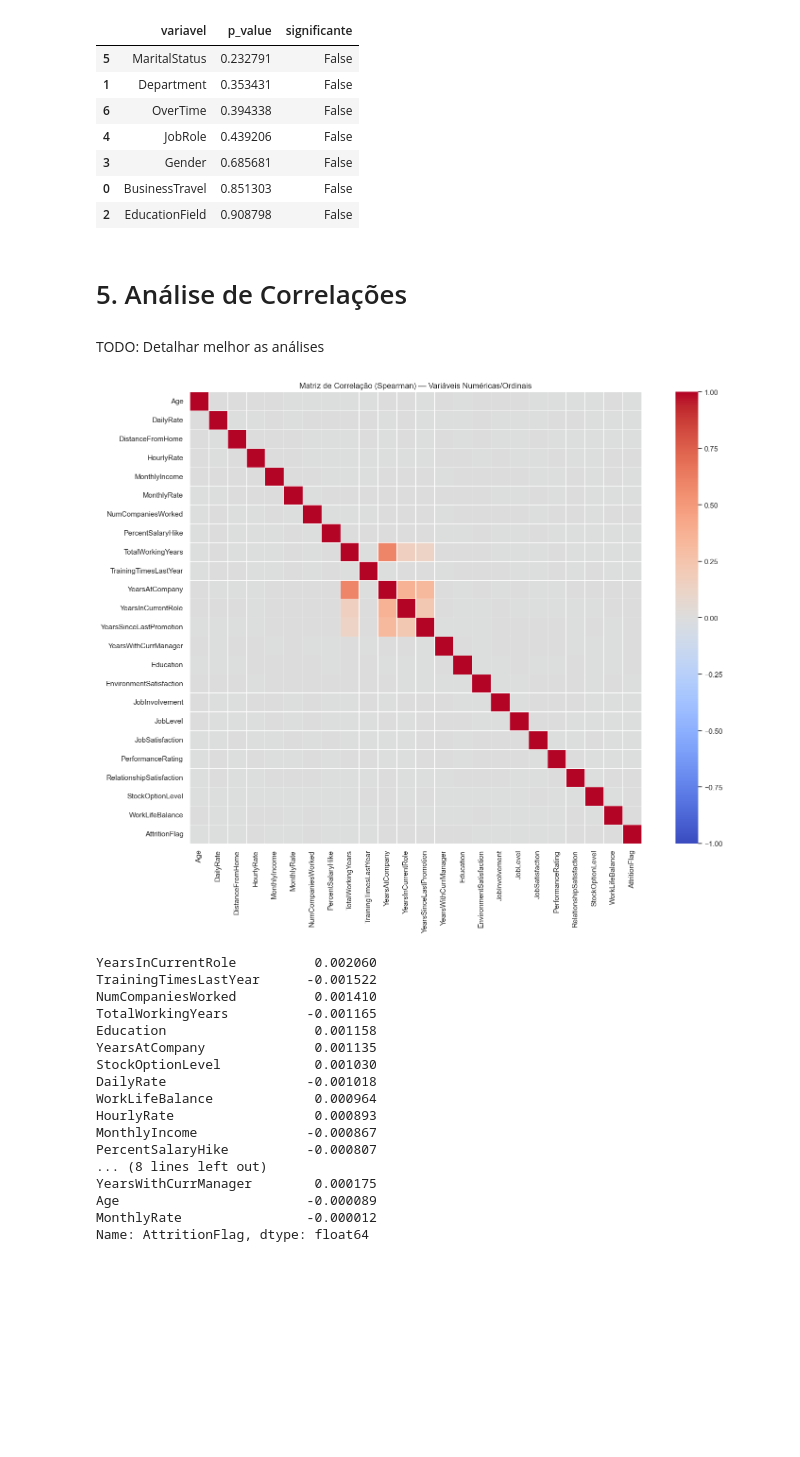
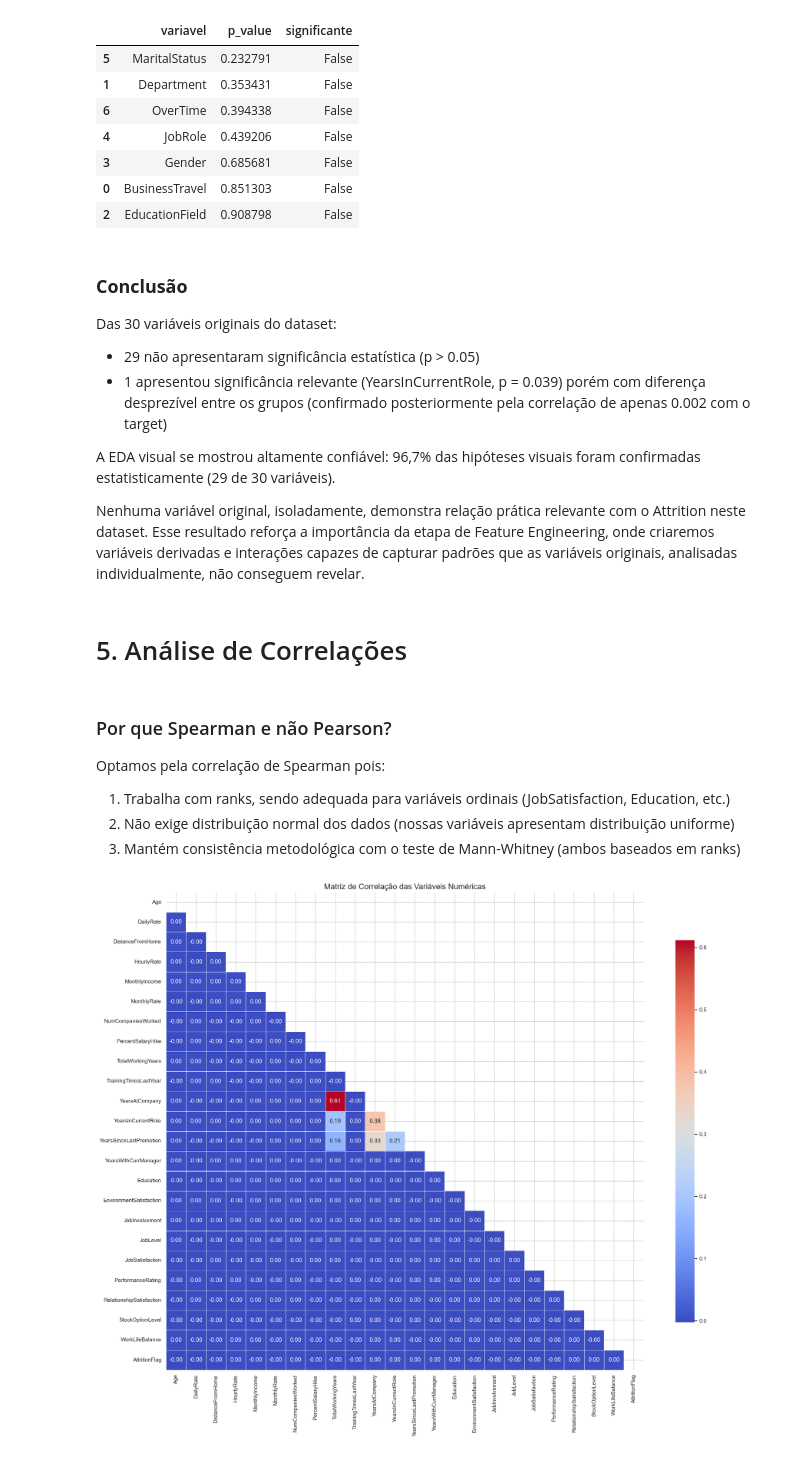
Before and after one commit to JonasGX/model-techcorp-attrition, a Jupyter notebook: notebooks/01_EDA.ipynb, the cells around one changed output. Saved outputs shown, nothing was run; the diff lists cells and outputs as text; code cells hidden in the pictures; blank space fills up the shorter version.

Commit message:
Finalizando análise exploratória para dar inicio na etapa de feature engineering

```diff
--- a/notebooks/01_EDA.ipynb
+++ b/notebooks/01_EDA.ipynb
@@ -638,46 +845,53 @@ df_resultados_chi2
 | 3 | Gender | 0.685681 | False |
 | 0 | BusinessTravel | 0.851303 | False |
 | 2 | EducationField | 0.908798 | False |
+# %% [markdown]
+### **Conclusão**
+
+Das 30 variáveis originais do dataset:
+- 29 não apresentaram significância estatística (p > 0.05)
+- 1 apresentou significância relevante (YearsInCurrentRole, p = 0.039) porém com diferença desprezível entre os grupos (confirmado posteriormente pela correlação de apenas 0.002 com o target)
+
+A EDA visual se mostrou altamente confiável: 96,7% das hipóteses visuais foram confirmadas estatisticamente (29 de 30 variáveis).
+
+Nenhuma variável original, isoladamente, demonstra relação prática relevante com o Attrition neste dataset. Esse resultado reforça a importância da etapa de Feature Engineering, onde criaremos variáveis derivadas e interações capazes de capturar padrões que as variáveis originais, analisadas individualmente, não conseguem revelar.
 # %% [markdown]
 # 5. Análise de Correlações
 # %% [markdown]
-TODO: Detalhar melhor as análises
+### Por que Spearman e não Pearson?
+
+Optamos pela correlação de Spearman pois:
+1. Trabalha com ranks, sendo adequada para variáveis ordinais (JobSatisfaction, Education, etc.)
+2. Não exige distribuição normal dos dados (nossas variáveis apresentam distribuição uniforme)
+3. Mantém consistência metodológica com o teste de Mann-Whitney (ambos baseados em ranks)
 # %%
-# Variáveis para a matriz de correlação (numéricas + ordinais + target)
-vars_correlacao = num_continuas + num_ordinais + ['AttritionFlag']
+# # Variáveis para a matriz de correlação (numéricas + ordinais + target)
+# vars_correlacao = num_continuas + num_ordinais + ['AttritionFlag']
 
-# Matriz de correlação usando Spearman
-matriz_corr = df_eda[vars_correlacao].corr(method='spearman')
+# # Matriz de correlação usando Spearman
+# matriz_corr = df_eda[vars_correlacao].corr(method='spearman')
 
-# Heatmap
-plt.figure(figsize=(16, 12))
-sns.heatmap(matriz_corr, annot=False, cmap='coolwarm', center=0,
-            vmin=-1, vmax=1, square=True, linewidths=0.5)
+# # Heatmap
+# plt.figure(figsize=(16, 12))
+# sns.heatmap(matriz_corr, annot=False, cmap='coolwarm', center=0,
+#             vmin=-1, vmax=1, square=True, linewidths=0.5)
 
-plt.title('Matriz de Correlação (Spearman) — Variáveis Numéricas/Ordinais')
-plt.tight_layout()
-plt.savefig('../reports/matriz_correlacao.png', dpi=150, bbox_inches='tight')
-plt.show()
+# plt.title('Matriz de Correlação (Spearman) — Variáveis Numéricas/Ordinais')
+# plt.tight_layout()
+# plt.savefig('../reports/matriz_correlacao.png', dpi=150, bbox_inches='tight')
+# plt.show()
+
+# TODO: RETIRAR ESSA CELULAR
-# %% [output]
-[figure, removed]
-# %%
-corr_target = matriz_corr['AttritionFlag'].drop('AttritionFlag').sort_values(key=abs, ascending=False)
-corr_target
-# %% [output]
-YearsInCurrentRole          0.002060
-TrainingTimesLastYear      -0.001522
-NumCompaniesWorked          0.001410
-TotalWorkingYears          -0.001165
-Education                   0.001158
-YearsAtCompany              0.001135
-StockOptionLevel            0.001030
-DailyRate                  -0.001018
-WorkLifeBalance             0.000964
-HourlyRate                  0.000893
-MonthlyIncome              -0.000867
-PercentSalaryHike          -0.000807
-... (8 lines left out)
-YearsWithCurrManager        0.000175
-Age                        -0.000089
-MonthlyRate                -0.000012
-Name: AttritionFlag, dtype: float64
+# %%
+# Matriz de correlação
+vars_correlacao = num_continuas + num_ordinais + ['AttritionFlag']
+plt.figure(figsize=(20, 16))
+correlation_matrix = df_eda[vars_correlacao].corr()
+mask = np.triu(np.ones_like(correlation_matrix, dtype=bool))
+sns.heatmap(correlation_matrix, mask=mask, annot=True, fmt='.2f', cmap='coolwarm',
+            square=True, linewidths=0.5, cbar_kws={"shrink": 0.8})
+plt.title('Matriz de Correlação das Variáveis Numéricas', fontsize=16)
+plt.tight_layout()
+plt.show()
+# %% [output]
+[figure, added]
```
Also changed, not shown: parts of 16 cells of this notebook, 1 other file.
